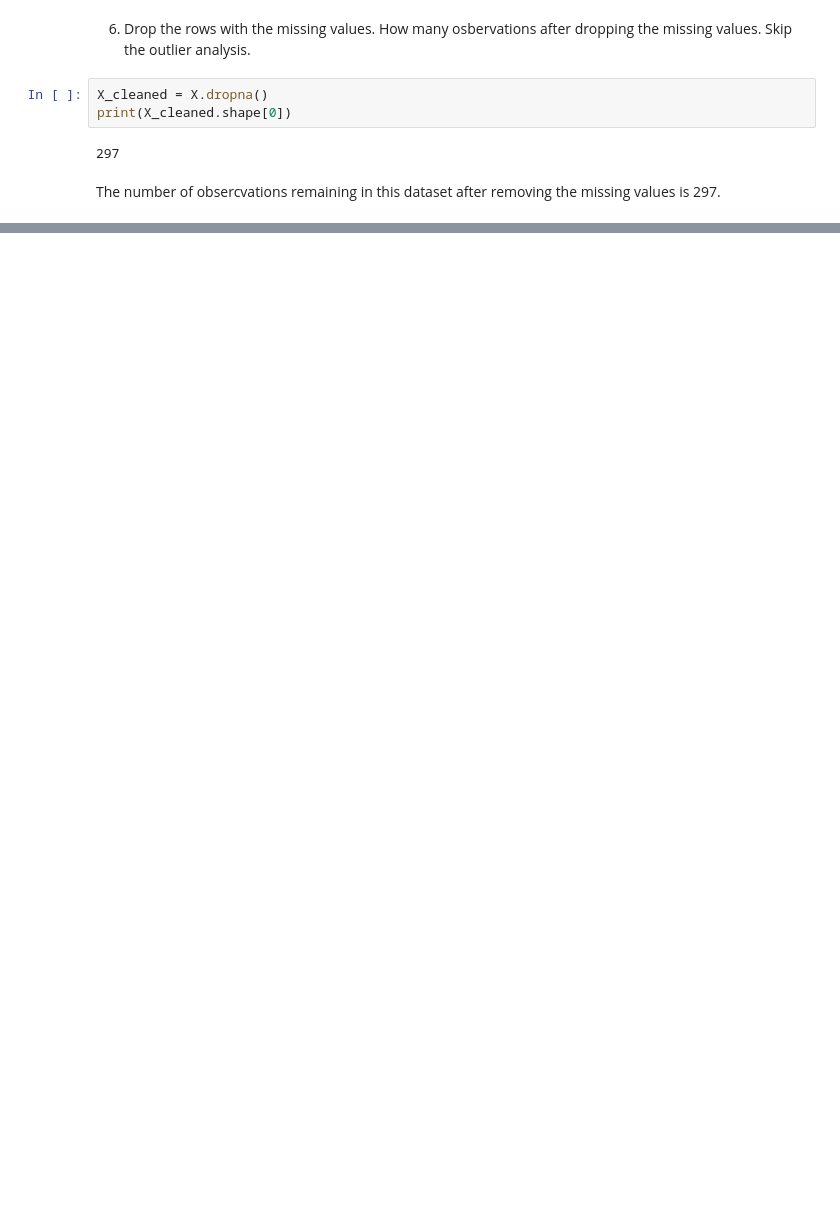
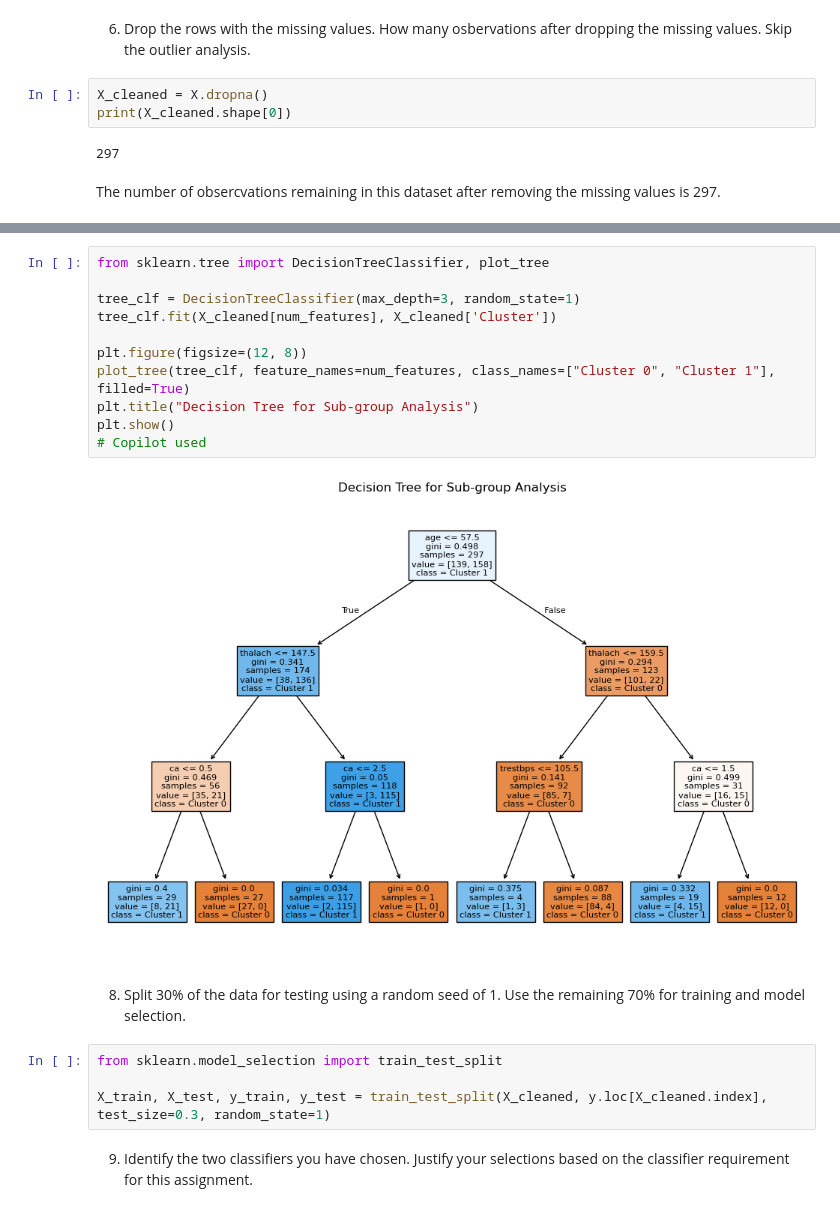
Before and after one commit to tazqq/Assignment6_Group16, a Jupyter notebook: Assignment_6.ipynb, the cells around one changed output, grey strips where cells are left out. Cells and saved outputs as stored; diff of their text form; blank space fills up the shorter version.

```diff
--- a/Assignment_6.ipynb
+++ b/Assignment_6.ipynb
@@ -130,0 +156,21 @@ gorical variables. Categroical variables already define sub groups so we don’t
+# %%
+from sklearn.tree import DecisionTreeClassifier, plot_tree
+
+tree_clf = DecisionTreeClassifier(max_depth=3, random_state=1)
+tree_clf.fit(X_cleaned[num_features], X_cleaned['Cluster'])
+
+plt.figure(figsize=(12, 8))
+plot_tree(tree_clf, feature_names=num_features, class_names=["Cluster 0", "Cluster 1"], filled=True)
+plt.title("Decision Tree for Sub-group Analysis")
+plt.show()
+# Copilot used
+# %% [output]
+[figure, added]
+# %% [markdown]
+8. Split 30% of the data for testing using a random seed of 1. Use the remaining 70% for training and model selection.
+# %%
+from sklearn.model_selection import train_test_split
+
+X_train, X_test, y_train, y_test = train_test_split(X_cleaned, y.loc[X_cleaned.index], test_size=0.3, random_state=1)
+# %% [markdown]
+9. Identify the two classifiers you have chosen. Justify your selections based on the classifier requirement for this assignment.
```
Also changed, not shown: parts of 13 cells of this notebook.
